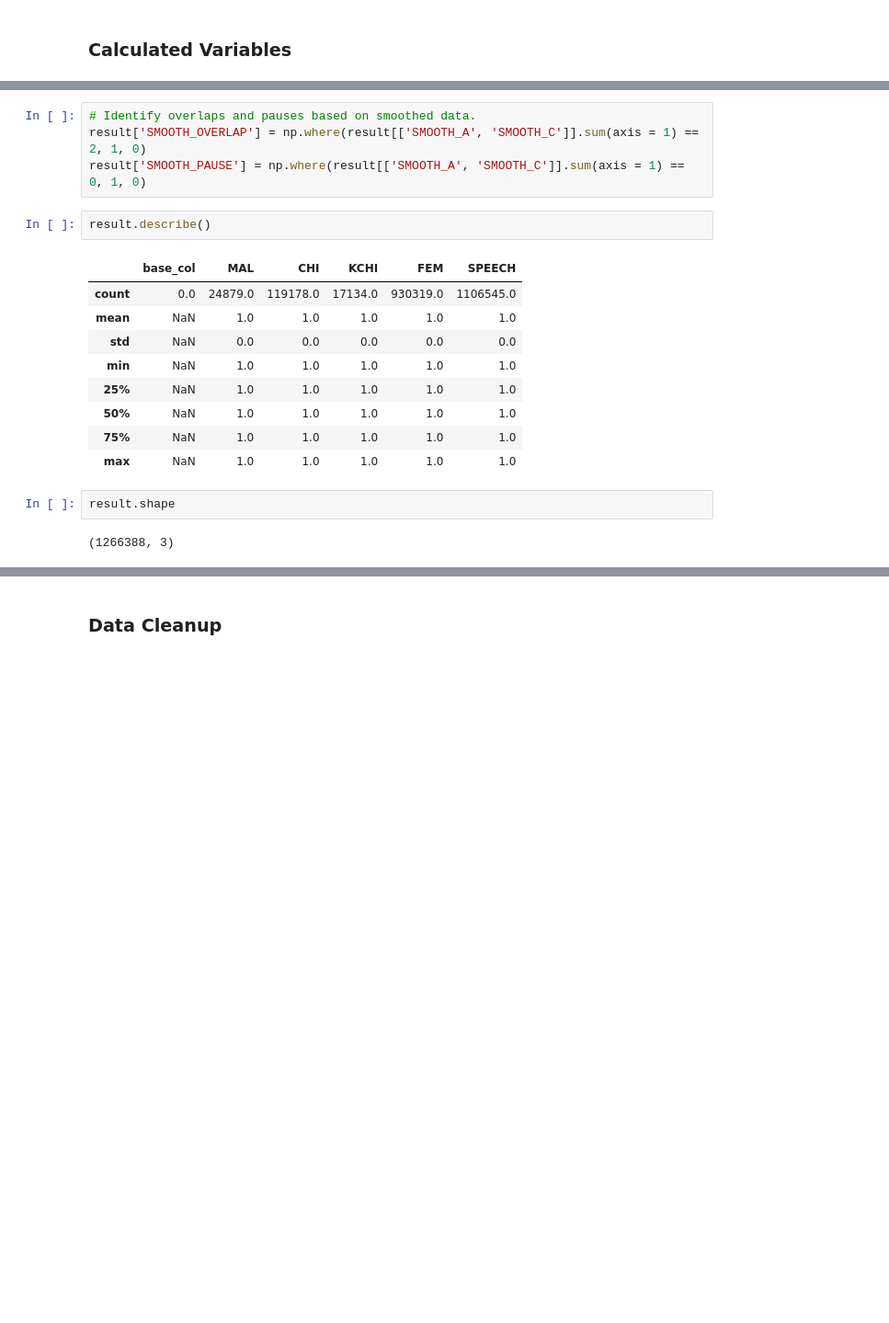
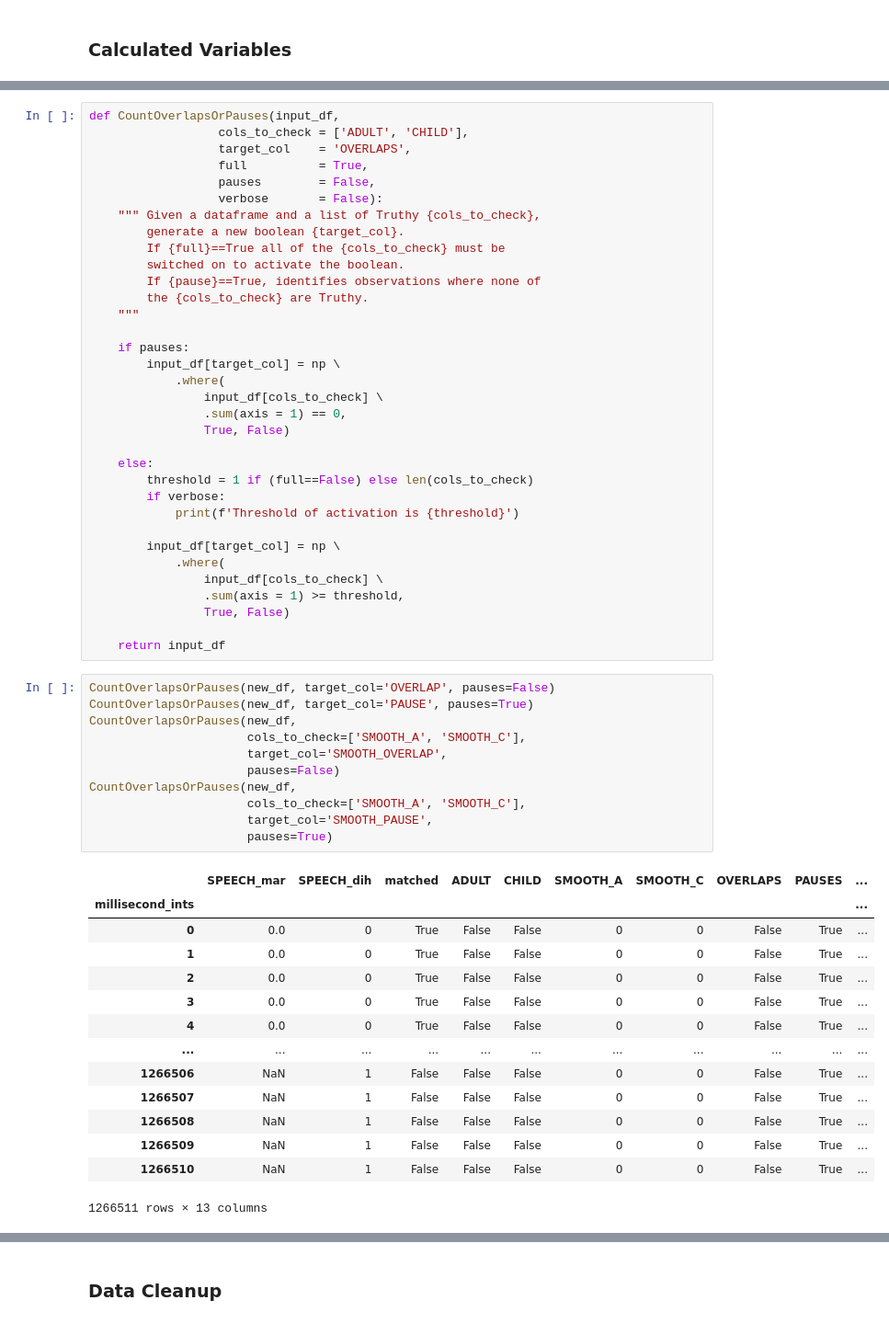
Before and after one commit to raybuhr/teacherprints, a Jupyter notebook: merging_marvin_and_bruce.ipynb, the cells around one changed output, grey strips where cells are left out. Shown: that part at 92% size. Drawn from its saved outputs; the diff is of its cells as text; blank space fills up the shorter version.

```diff
--- a/merging_marvin_and_bruce.ipynb
+++ b/merging_marvin_and_bruce.ipynb
@@ -410,20 +524,60 @@ result['PAUSE'] = np.where(result[['ADULT', 'CHILD']].sum(axis = 1) == 0, 1, 0)
-# %%
-# Identify overlaps and pauses based on smoothed data.
-result['SMOOTH_OVERLAP'] = np.where(result[['SMOOTH_A', 'SMOOTH_C']].sum(axis = 1) == 2, 1, 0)
-result['SMOOTH_PAUSE'] = np.where(result[['SMOOTH_A', 'SMOOTH_C']].sum(axis = 1) == 0, 1, 0)
-# %%
-result.describe()
-# %% [output]
-|  | base_col | MAL | CHI | KCHI | FEM | SPEECH |
-| count | 0.0 | 24879.0 | 119178.0 | 17134.0 | 930319.0 | 1106545.0 |
-| mean | NaN | 1.0 | 1.0 | 1.0 | 1.0 | 1.0 |
-| std | NaN | 0.0 | 0.0 | 0.0 | 0.0 | 0.0 |
-| min | NaN | 1.0 | 1.0 | 1.0 | 1.0 | 1.0 |
-| 25% | NaN | 1.0 | 1.0 | 1.0 | 1.0 | 1.0 |
-| 50% | NaN | 1.0 | 1.0 | 1.0 | 1.0 | 1.0 |
-| 75% | NaN | 1.0 | 1.0 | 1.0 | 1.0 | 1.0 |
-| max | NaN | 1.0 | 1.0 | 1.0 | 1.0 | 1.0 |
-# %%
-result.shape
-# %% [output]
-(1266388, 3)
+# %%
+def CountOverlapsOrPauses(input_df,
+                  cols_to_check = ['ADULT', 'CHILD'],
+                  target_col    = 'OVERLAPS',
+                  full          = True,
+                  pauses        = False,
+                  verbose       = False):
+    """ Given a dataframe and a list of Truthy {cols_to_check},
+        generate a new boolean {target_col}.
+        If {full}==True all of the {cols_to_check} must be
+        switched on to activate the boolean.
+        If {pause}==True, identifies observations where none of
+        the {cols_to_check} are Truthy.
+    """
+
+    if pauses:
+        input_df[target_col] = np \
+            .where(
+                input_df[cols_to_check] \
+                .sum(axis = 1) == 0,
+                True, False)
+
+    else:
+        threshold = 1 if (full==False) else len(cols_to_check)
+        if verbose:
+            print(f'Threshold of activation is {threshold}')
+
+        input_df[target_col] = np \
+            .where(
+                input_df[cols_to_check] \
+                .sum(axis = 1) >= threshold,
+                True, False)
+
+    return input_df
+# %%
+CountOverlapsOrPauses(new_df, target_col='OVERLAP', pauses=False)
+CountOverlapsOrPauses(new_df, target_col='PAUSE', pauses=True)
+CountOverlapsOrPauses(new_df,
+                      cols_to_check=['SMOOTH_A', 'SMOOTH_C'],
+                      target_col='SMOOTH_OVERLAP',
+                      pauses=False)
+CountOverlapsOrPauses(new_df,
+                      cols_to_check=['SMOOTH_A', 'SMOOTH_C'],
+                      target_col='SMOOTH_PAUSE',
+                      pauses=True)
+# %% [output]
+|  | SPEECH_mar | SPEECH_dih | matched | ADULT | CHILD | SMOOTH_A | SMOOTH_C | OVERLAPS | PAUSES | ... |
+| millisecond_ints |  |  |  |  |  |  |  |  |  | ... |
+| 0 | 0.0 | 0 | True | False | False | 0 | 0 | False | True | ... |
+| 1 | 0.0 | 0 | True | False | False | 0 | 0 | False | True | ... |
+| 2 | 0.0 | 0 | True | False | False | 0 | 0 | False | True | ... |
+| 3 | 0.0 | 0 | True | False | False | 0 | 0 | False | True | ... |
+| 4 | 0.0 | 0 | True | False | False | 0 | 0 | False | True | ... |
+| ... | ... | ... | ... | ... | ... | ... | ... | ... | ... | ... |
+| 1266506 | NaN | 1 | False | False | False | 0 | 0 | False | True | ... |
+| 1266507 | NaN | 1 | False | False | False | 0 | 0 | False | True | ... |
+| 1266508 | NaN | 1 | False | False | False | 0 | 0 | False | True | ... |
+| 1266509 | NaN | 1 | False | False | False | 0 | 0 | False | True | ... |
+| 1266510 | NaN | 1 | False | False | False | 0 | 0 | False | True | ... |
+1266511 rows × 13 columns
```
Also changed, not shown: parts of 58 cells of this notebook.
